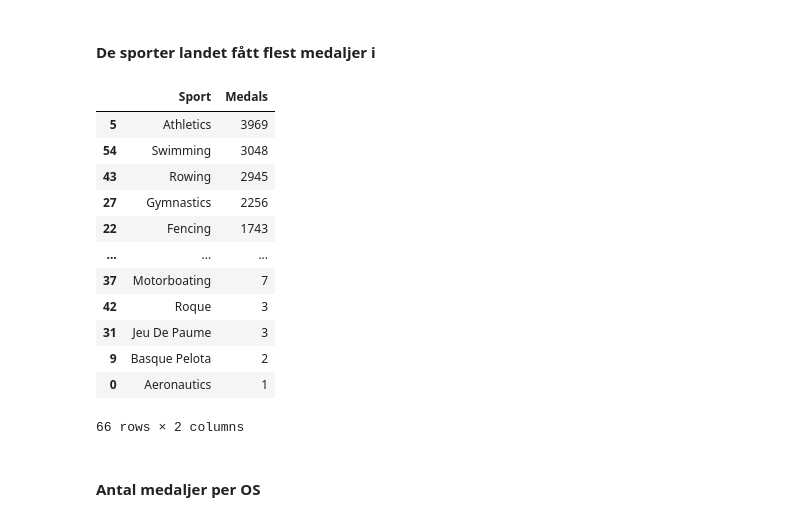
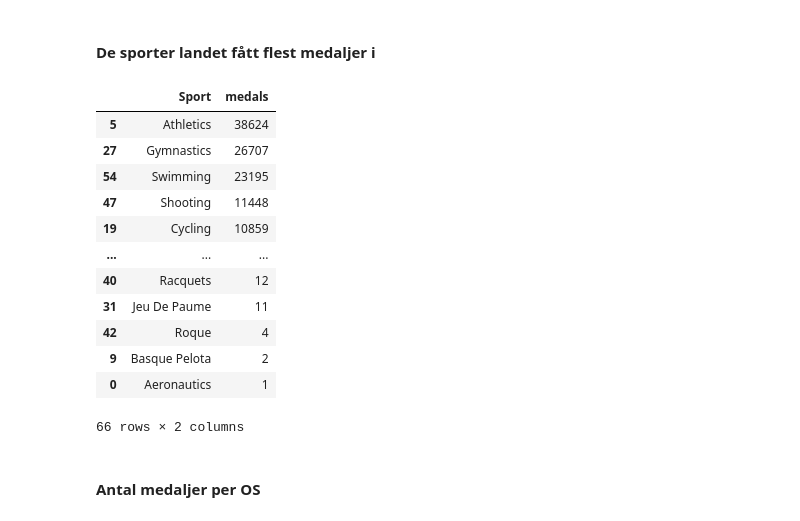
Before and after one commit to Filip5050/Seminarium_OS, a Jupyter notebook: OS_Frankrike.ipynb, the cells around one changed output. Cells and saved outputs as stored; diff of their text form; code cells hidden in the pictures.

```diff
--- a/OS_Frankrike.ipynb
+++ b/OS_Frankrike.ipynb
@@ -15,25 +15,25 @@ os.head()
 #### De sporter landet fått flest medaljer i
 # %%
 # Gruppera medaljerna efter sport och räkna antalet medaljer för varje sport
-medals_by_sport = medals.groupby(["Sport"]).size().reset_index(name="Medals")
+medals_by_sport =OS_fr_df.groupby(["Sport"]).size().reset_index(name="medals")
 
 # Hitta sporterna med flest medaljer per sport
-top_sports = medals_by_sport.loc[medals_by_sport.groupby("Sport")["Medals"].idxmax()]
+top_sports =medals_by_sport.loc[medals_by_sport.groupby("Sport")["medals"].idxmax()]
 
 # Sortera i fallande ordning
-sort = top_sports.nlargest(2000, "Medals")
+sort = top_sports.nlargest(2000, "medals")
 sort
 # %% [output]
-|  | Sport | Medals |
-| 5 | Athletics | 3969 |
-| 54 | Swimming | 3048 |
-| 43 | Rowing | 2945 |
-| 27 | Gymnastics | 2256 |
-| 22 | Fencing | 1743 |
+|  | Sport | medals |
+| 5 | Athletics | 38624 |
+| 27 | Gymnastics | 26707 |
+| 54 | Swimming | 23195 |
+| 47 | Shooting | 11448 |
+| 19 | Cycling | 10859 |
 | ... | ... | ... |
-| 37 | Motorboating | 7 |
-| 42 | Roque | 3 |
-| 31 | Jeu De Paume | 3 |
+| 40 | Racquets | 12 |
+| 31 | Jeu De Paume | 11 |
+| 42 | Roque | 4 |
 | 9 | Basque Pelota | 2 |
 | 0 | Aeronautics | 1 |
 66 rows × 2 columns
```
Also changed, not shown: parts of 1 cell of this notebook, 2 other files.
